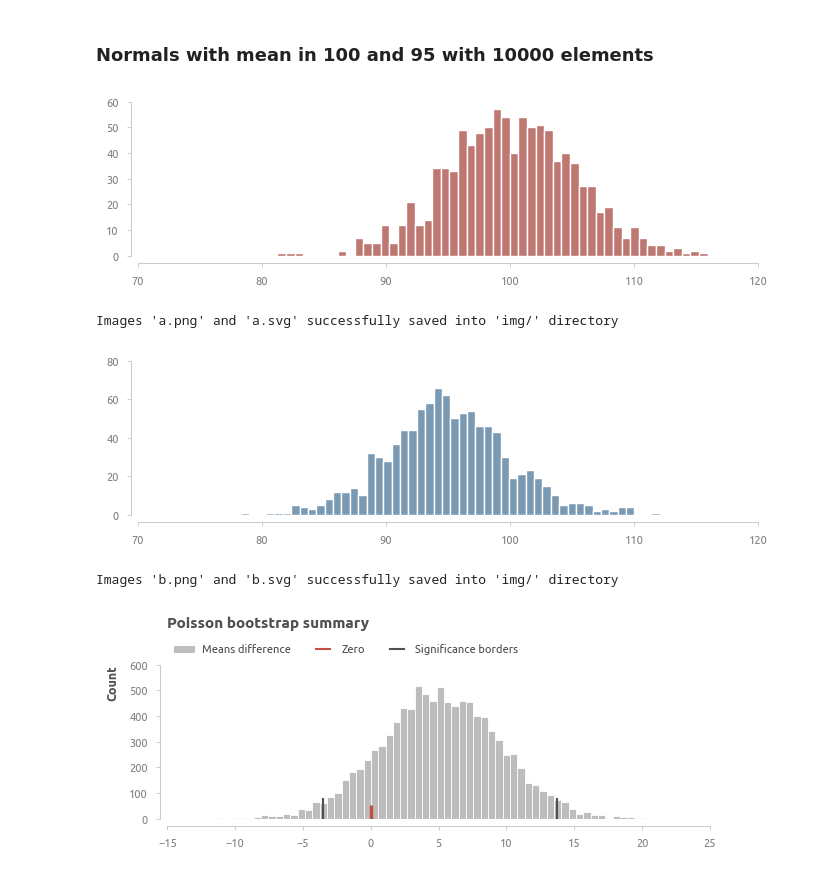
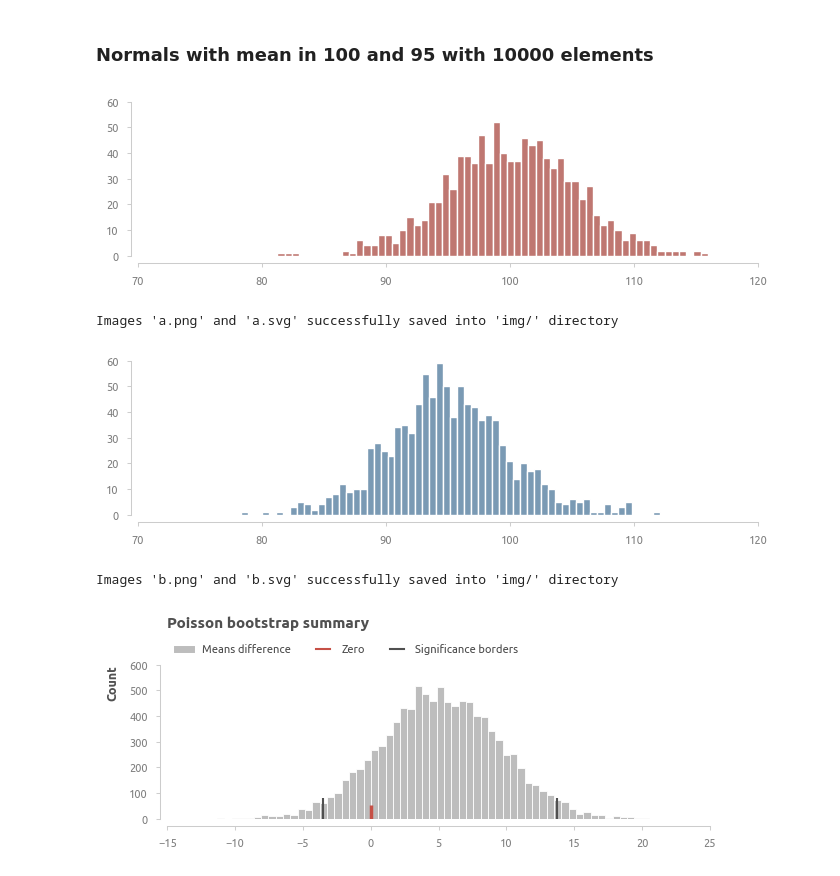
Before and after one commit to achasovsky/poisson_bootstrap, a Jupyter notebook: poisson_bootstrap.ipynb, the cells around one changed output. Cells and saved outputs as stored; diff of their text form; code cells hidden in the pictures.

```diff
--- a/poisson_bootstrap.ipynb
+++ b/poisson_bootstrap.ipynb
@@ -19,25 +19,26 @@ dir_save_img = 'img/'
 a = np.random.normal(100, 5, 1000)
 # %%
 fig = plt.figure(figsize=(8, 2))
-plt.hist(a, bins=50, color=alpha_color(palette[1], 0.85))
+plt.hist(a, bins=60, color=alpha_color(palette[1], 0.85))
 plt.xlim(70, 120)
 axis_rstyle()
 plt.show()
 savefig('a', dir=dir_save_img)
 # %% [output]
-[figure, old version]
+[figure, new version]
 Images 'a.png' and 'a.svg' successfully saved into 'img/' directory
 # %%
 b = np.random.normal(95, 5, 1000)
 # %%
 fig = plt.figure(figsize=(8, 2))
-plt.hist(b, bins=50, color=alpha_color(palette[2], 0.8));
+plt.hist(b, bins=60, color=alpha_color(palette[2], 0.8));
 plt.xlim(70, 120)
+plt.ylim(0, 60)
 axis_rstyle()
 plt.show()
 savefig('b', dir=dir_save_img)
 # %% [output]
-[figure, old version]
+[figure, new version]
 Images 'b.png' and 'b.svg' successfully saved into 'img/' directory
 # %%
 test_poisson_bootstrap(
```
Also changed, not shown: parts of 3 cells of this notebook, 10 other files.
